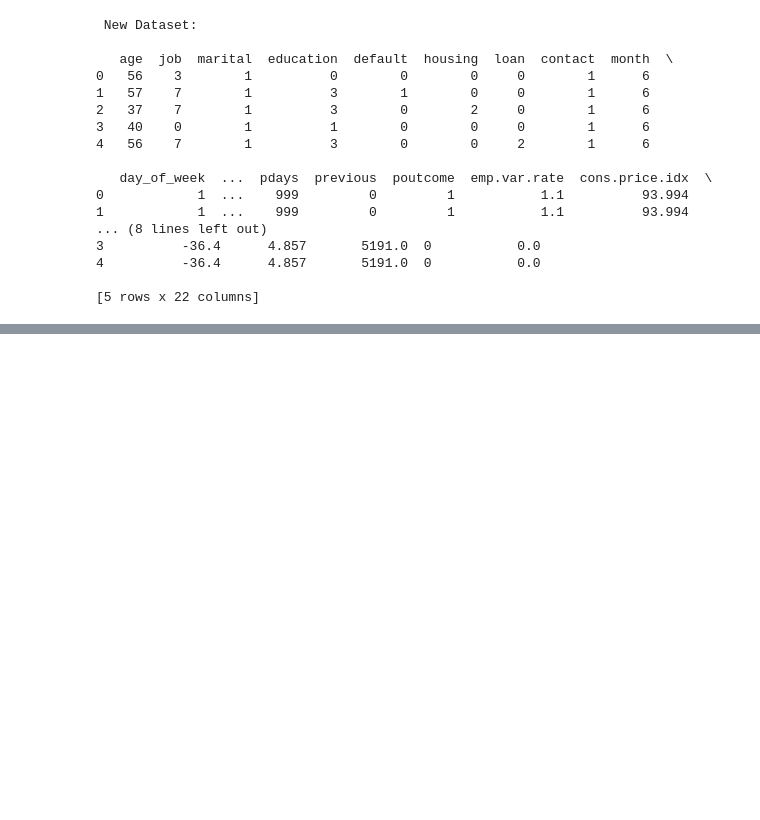
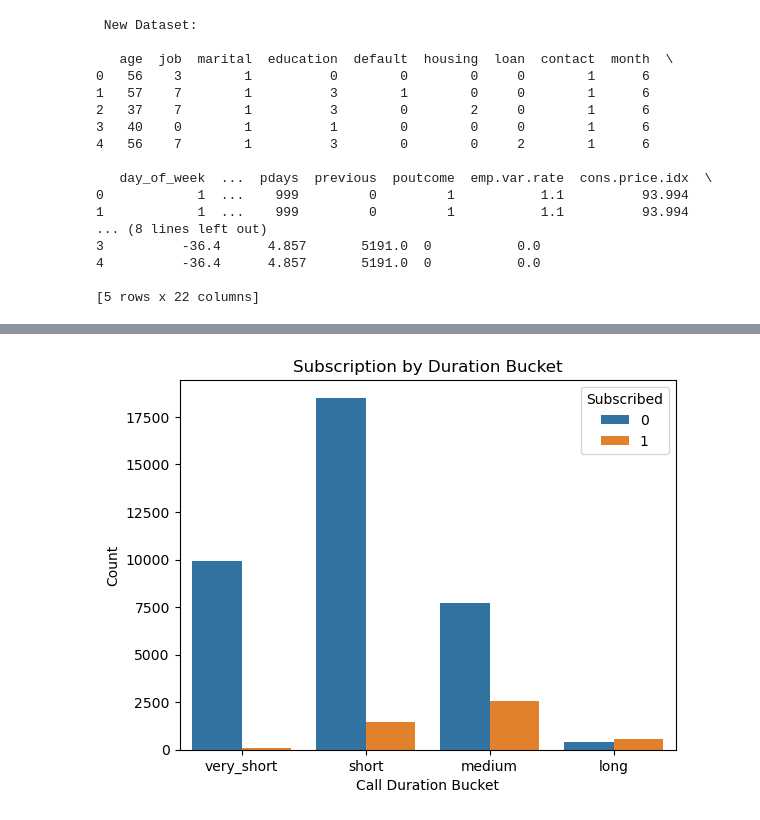
Before and after one commit to AlphaLock/term_deposit, a Jupyter notebook: notebooks/term.ipynb, the cells around one changed output, grey strips where cells are left out. Saved outputs shown, nothing was run; the diff lists cells and outputs as text; code cells hidden in the pictures; blank space fills up the shorter version.

```diff
--- a/notebooks/term.ipynb
+++ b/notebooks/term.ipynb
@@ -191,0 +247,9 @@ print(df.head())
+# %%
+sns.countplot(x='duration_bucket', hue='y', data=df)
+plt.title('Subscription by Duration Bucket')
+plt.xlabel('Call Duration Bucket')
+plt.ylabel('Count')
+plt.legend(title='Subscribed')
+plt.show()
+# %% [output]
+[figure, added]
```
Also changed, not shown: parts of 4 cells of this notebook.
